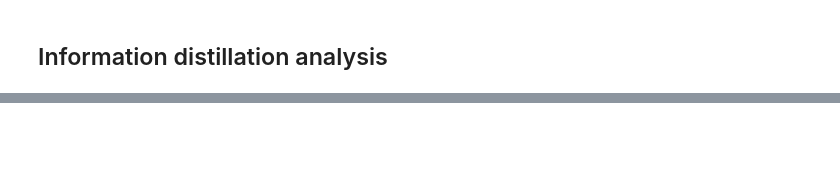
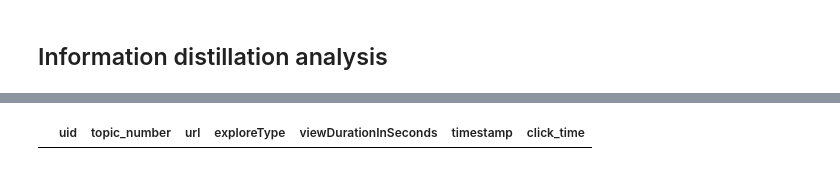
Before and after one commit to SOLandChildren/CHIIR27_LogAnalysis, a Jupyter notebook: information_distillation.ipynb, the cells around one changed output, grey strips where cells are left out. Drawn from its saved outputs; the diff is of its cells as text; code cells hidden in the pictures; blank space fills up the shorter version.

```diff
--- a/information_distillation.ipynb
+++ b/information_distillation.ipynb
@@ -86,5 +87,9 @@ explored_pages_df.head()
 | 2 | 1 | g3t3 | https://wwftravel.it/blog/viaggi/... | webpageOpened | NaN | 2026-05-19 14:53:20.022 | 2026-05-19 14:53:19.408 |
 | 3 | 1 | g3t3 | https://wwftravel.it/blog/viaggi/... | webpageClosed | 179.125 | 2026-05-19 14:56:19.147 | 2026-05-19 14:53:19.408 |
 | 4 | 1 | g3t2 | https://it.gov-civ-guarda.pt/flag... | webpageOpened | NaN | 2026-05-19 15:02:49.238 | 2026-05-19 15:02:48.776 |
+# %%
+explored_pages_df.loc[(explored_pages_df["exploreType"]=="webpageClosed")&(pd.isna(explored_pages_df["viewDurationInSeconds"]))]
+# %% [output]
+|  | uid | topic_number | url | exploreType | viewDurationInSeconds | timestamp | click_time |
 # %%
 mean_rel_time = [] # average time spent on relevant resources
```
Also changed, not shown: parts of 9 cells of this notebook, 8 other files.
